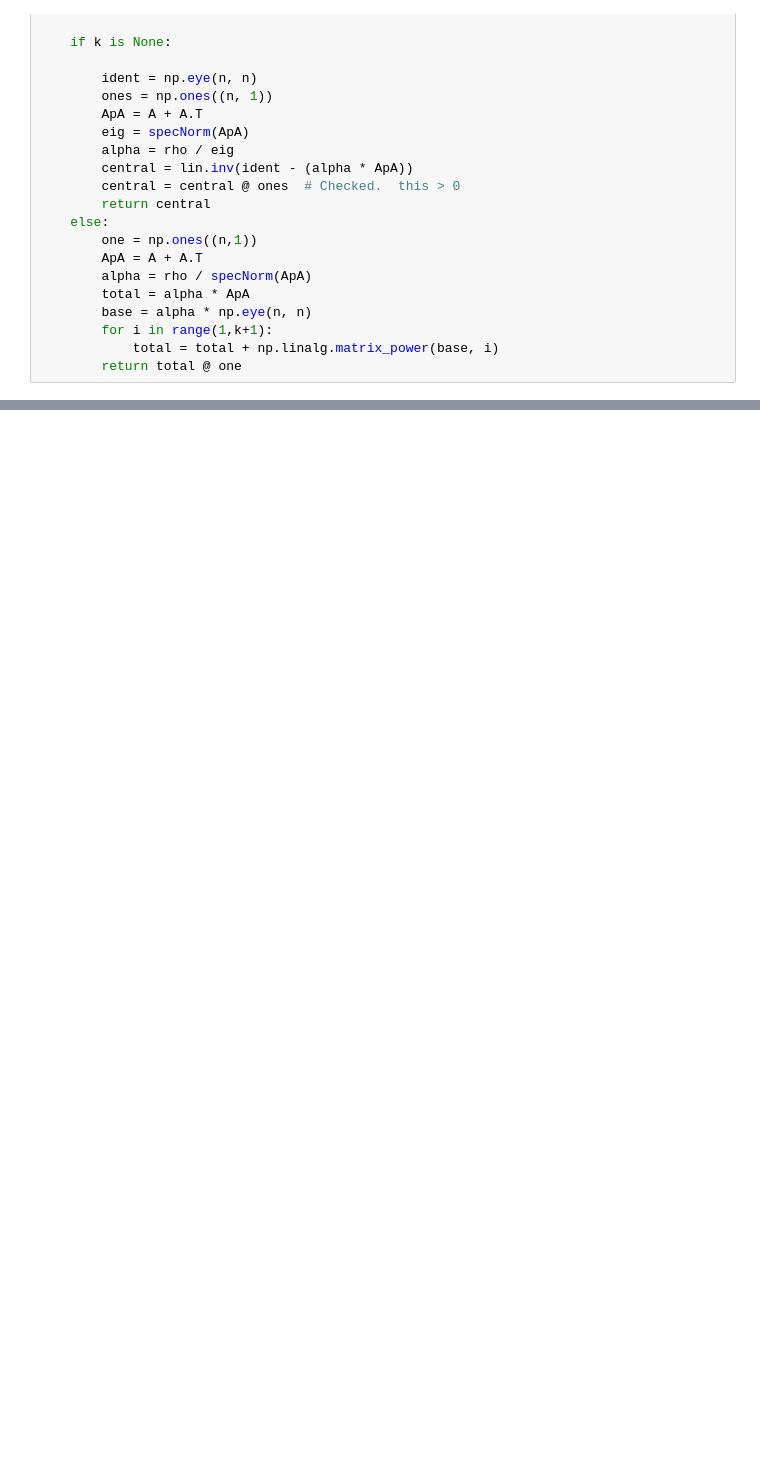
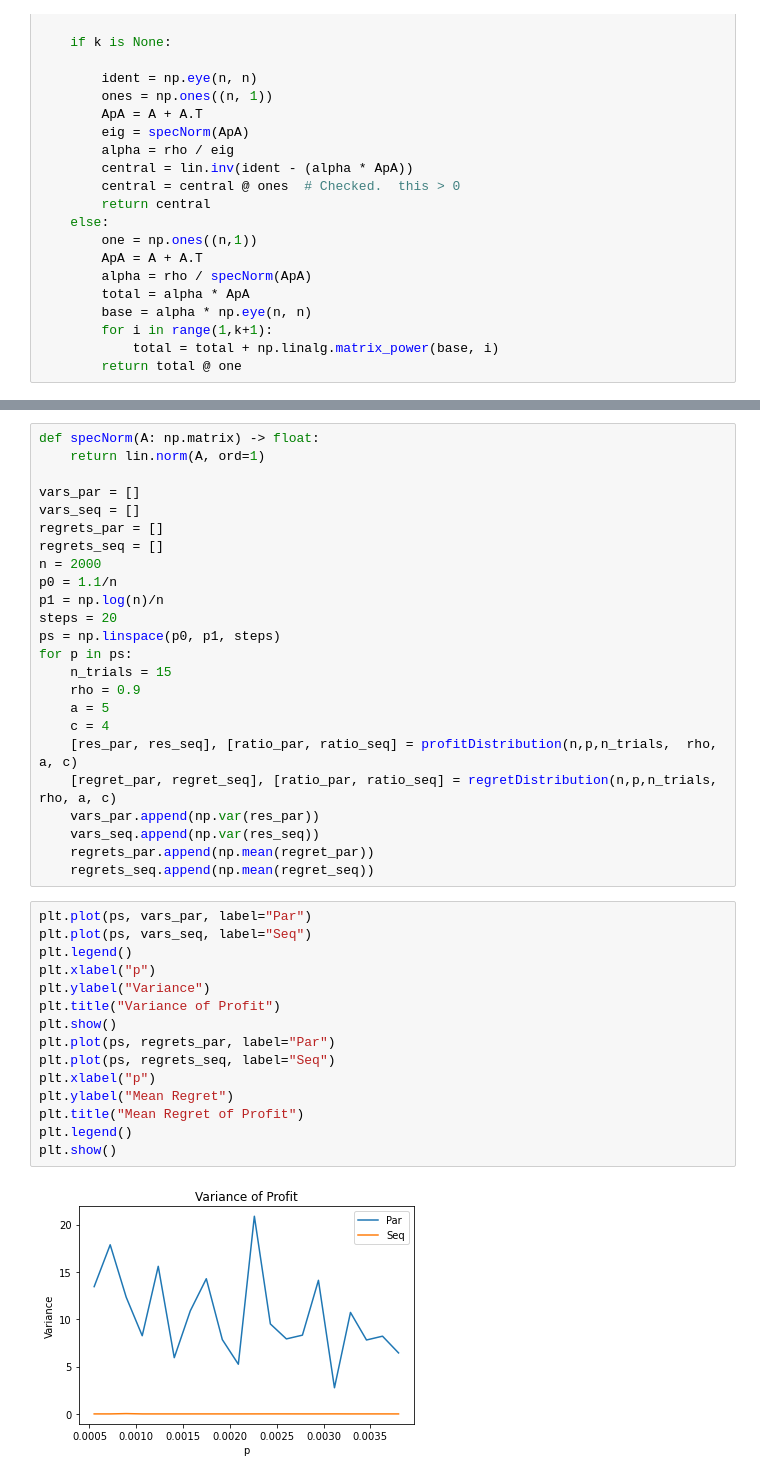
Before and after one commit to CalvinRoth/PriceDiscriminationNewtorks, a Jupyter notebook: classProject.ipynb, the cells around one changed output, grey strips where cells are left out. Saved outputs shown, nothing was run; the diff lists cells and outputs as text; blank space fills up the shorter version.

```diff
--- a/classProject.ipynb
+++ b/classProject.ipynb
@@ -434,0 +590,41 @@ print("Variance", np.var(v))
+# %%
+def specNorm(A: np.matrix) -> float:
+    return lin.norm(A, ord=1)
+
+vars_par = []
+vars_seq = []
+regrets_par = []
+regrets_seq = []
+n = 2000
+p0 = 1.1/n
+p1 = np.log(n)/n
+steps = 20
+ps = np.linspace(p0, p1, steps)
+for p in ps:
+    n_trials = 15
+    rho = 0.9
+    a = 5
+    c = 4
+    [res_par, res_seq], [ratio_par, ratio_seq] = profitDistribution(n,p,n_trials,  rho, a, c)
+    [regret_par, regret_seq], [ratio_par, ratio_seq] = regretDistribution(n,p,n_trials,  rho, a, c)
+    vars_par.append(np.var(res_par))
+    vars_seq.append(np.var(res_seq))
+    regrets_par.append(np.mean(regret_par))
+    regrets_seq.append(np.mean(regret_seq))
+# %%
+plt.plot(ps, vars_par, label="Par")
+plt.plot(ps, vars_seq, label="Seq")
+plt.legend()
+plt.xlabel("p")
+plt.ylabel("Variance")
+plt.title("Variance of Profit")
+plt.show()
+plt.plot(ps, regrets_par, label="Par")
+plt.plot(ps, regrets_seq, label="Seq")
+plt.xlabel("p")
+plt.ylabel("Mean Regret")
+plt.title("Mean Regret of Profit")
+plt.legend()
+plt.show()
+# %% [output]
+[figure, added]
```
Also changed, not shown: parts of 19 cells of this notebook, 3 other files.
